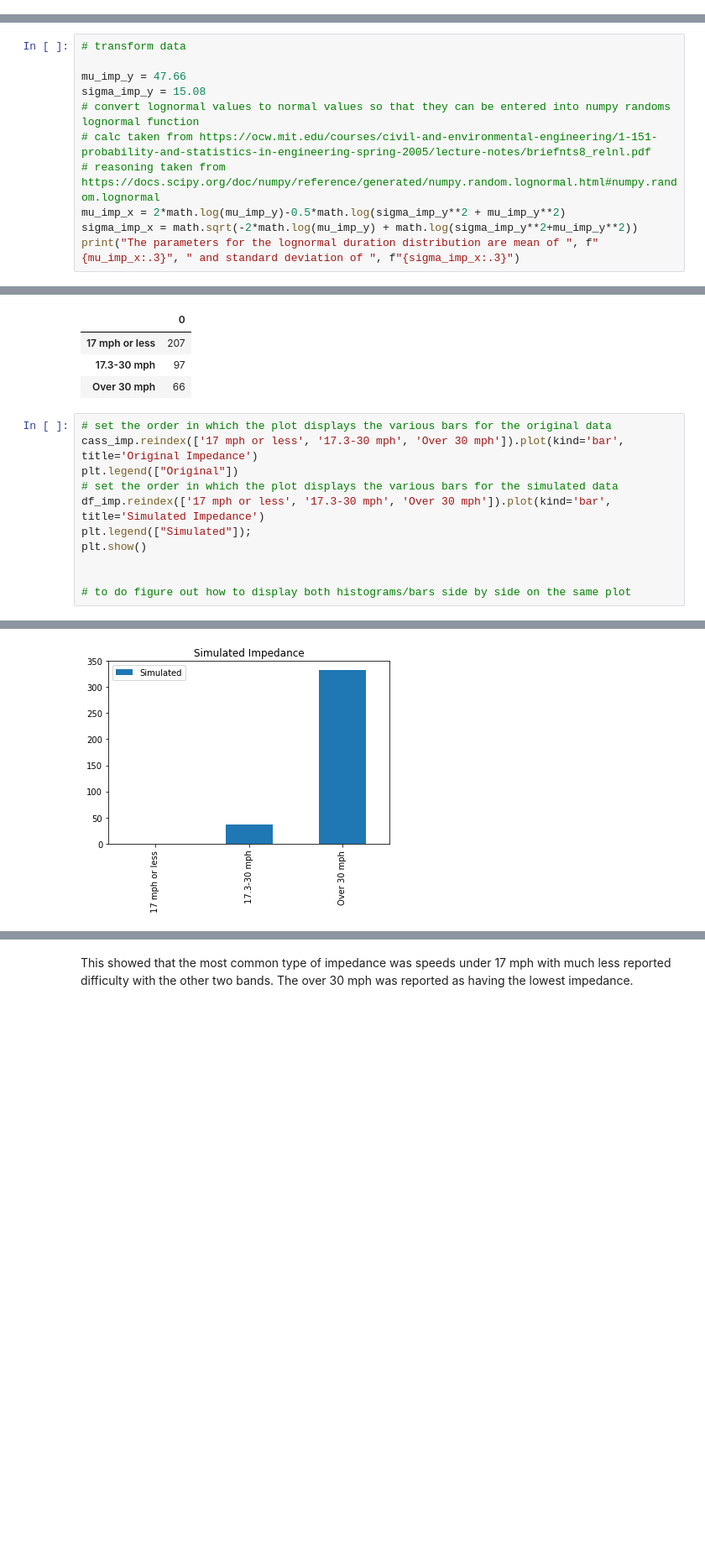
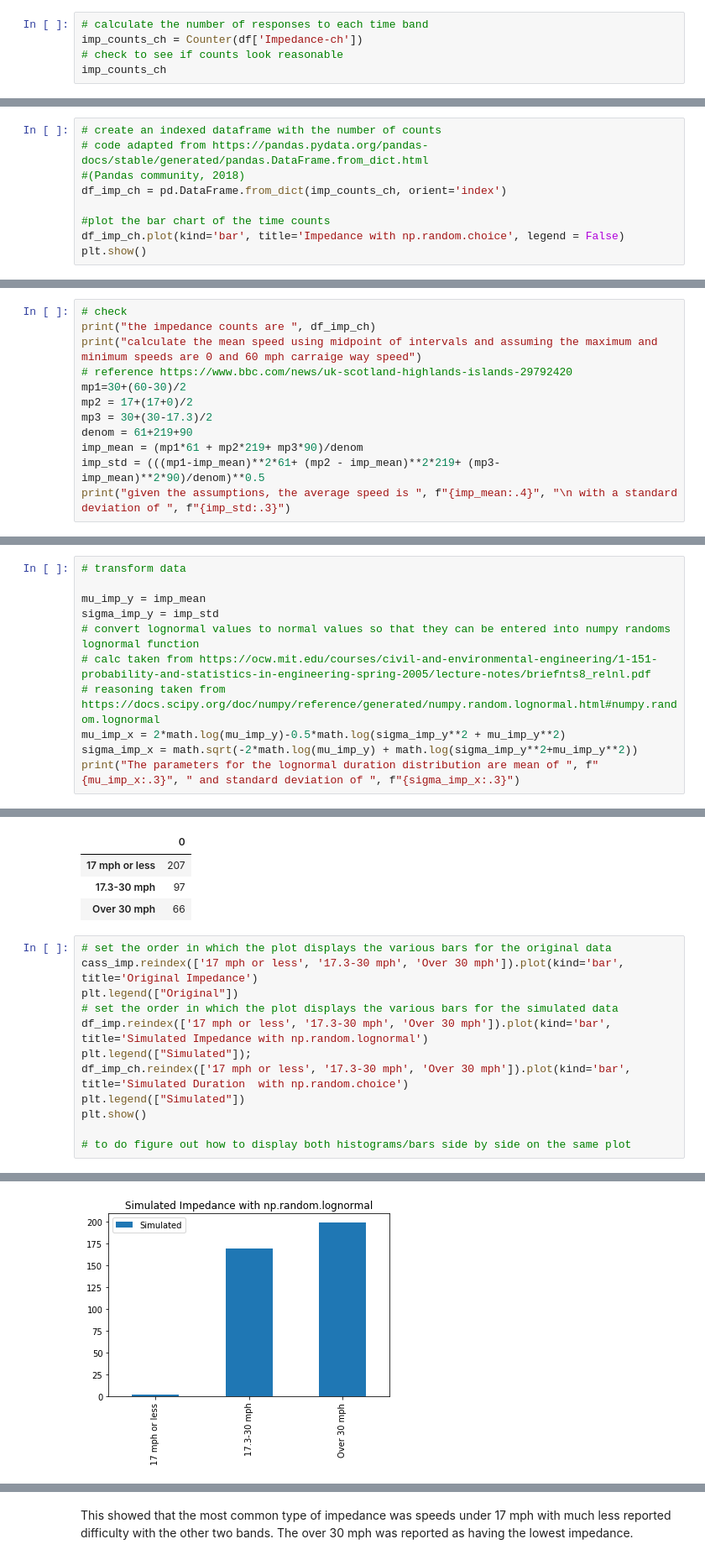
Before and after one commit to Osheah/commute-stress, a Jupyter notebook: commute-stress.ipynb, the cells around one changed output, grey strips where cells are left out. Shown at 84% size. Drawn from its saved outputs; the diff is of its cells as text; blank space fills up the shorter version.

```diff
--- a/commute-stress.ipynb
+++ b/commute-stress.ipynb
@@ -830,0 +1047,5 @@ add more stuff
+# %%
+# calculate the number of responses to each time band
+imp_counts_ch = Counter(df['Impedance-ch'])
+# check to see if counts look reasonable
+imp_counts_ch
@@ -830,0 +1062,9 @@ add more stuff
+# %%
+# create an indexed dataframe with the number of counts
+# code adapted from https://pandas.pydata.org/pandas-docs/stable/generated/pandas.DataFrame.from_dict.html
+#(Pandas community, 2018)
+df_imp_ch = pd.DataFrame.from_dict(imp_counts_ch, orient='index')
+
+#plot the bar chart of the time counts
+df_imp_ch.plot(kind='bar', title='Impedance with np.random.choice', legend = False)
+plt.show()
@@ -830,0 +1085,12 @@ add more stuff
+# %%
+# check
+print("the impedance counts are ", df_imp_ch)
+print("calculate the mean speed using midpoint of intervals and assuming the maximum and minimum speeds are 0 and 60 mph carraige way speed")
+# reference https://www.bbc.com/news/uk-scotland-highlands-islands-29792420
+mp1=30+(60-30)/2
+mp2 = 17+(17+0)/2
+mp3 = 30+(30-17.3)/2
+denom = 61+219+90
+imp_mean = (mp1*61 + mp2*219+ mp3*90)/denom
+imp_std = (((mp1-imp_mean)**2*61+ (mp2 - imp_mean)**2*219+ (mp3-imp_mean)**2*90)/denom)**0.5
+print("given the assumptions, the average speed is ", f"{imp_mean:.4}", "\n with a standard deviation of ", f"{imp_std:.3}")
@@ -831,8 +1105,8 @@ add more stuff
 # %%
 # transform data
 
-mu_imp_y = 47.66
-sigma_imp_y = 15.08
+mu_imp_y = imp_mean
+sigma_imp_y = imp_std
 # convert lognormal values to normal values so that they can be entered into numpy randoms lognormal function
 # calc taken from https://ocw.mit.edu/courses/civil-and-environmental-engineering/1-151-probability-and-statistics-in-engineering-spring-2005/lecture-notes/briefnts8_relnl.pdf
 # reasoning taken from https://docs.scipy.org/doc/numpy/reference/generated/numpy.random.lognormal.html#numpy.random.lognormal
@@ -922,14 +1197,15 @@ cass_imp.head()
 # %%
 # set the order in which the plot displays the various bars for the original data
 cass_imp.reindex(['17 mph or less', '17.3-30 mph', 'Over 30 mph']).plot(kind='bar', title='Original Impedance')
 plt.legend(["Original"])
 # set the order in which the plot displays the various bars for the simulated data
-df_imp.reindex(['17 mph or less', '17.3-30 mph', 'Over 30 mph']).plot(kind='bar', title='Simulated Impedance')
+df_imp.reindex(['17 mph or less', '17.3-30 mph', 'Over 30 mph']).plot(kind='bar', title='Simulated Impedance with np.random.lognormal')
 plt.legend(["Simulated"]);
+df_imp_ch.reindex(['17 mph or less', '17.3-30 mph', 'Over 30 mph']).plot(kind='bar', title='Simulated Duration  with np.random.choice')
+plt.legend(["Simulated"])
 plt.show()
 
-
 # to do figure out how to display both histograms/bars side by side on the same plot
 # %% [output]
 [figure]
-[figure, old version]
+[figure, new version]
```
Also changed, not shown: parts of 166 cells of this notebook, 2 other files.
